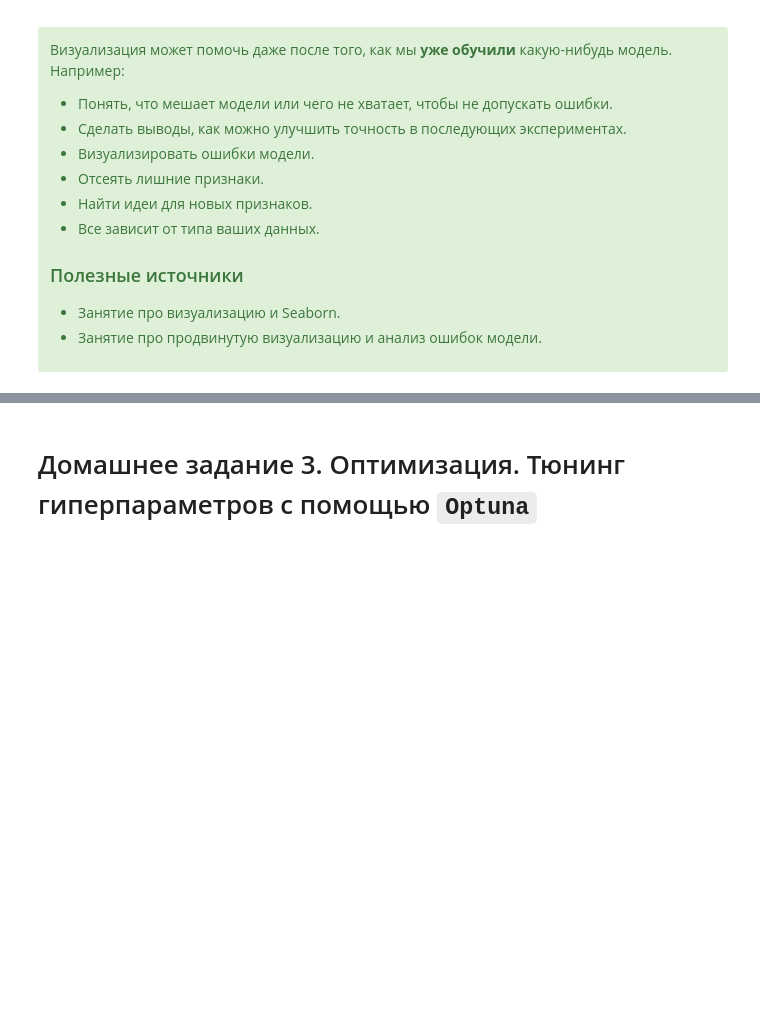
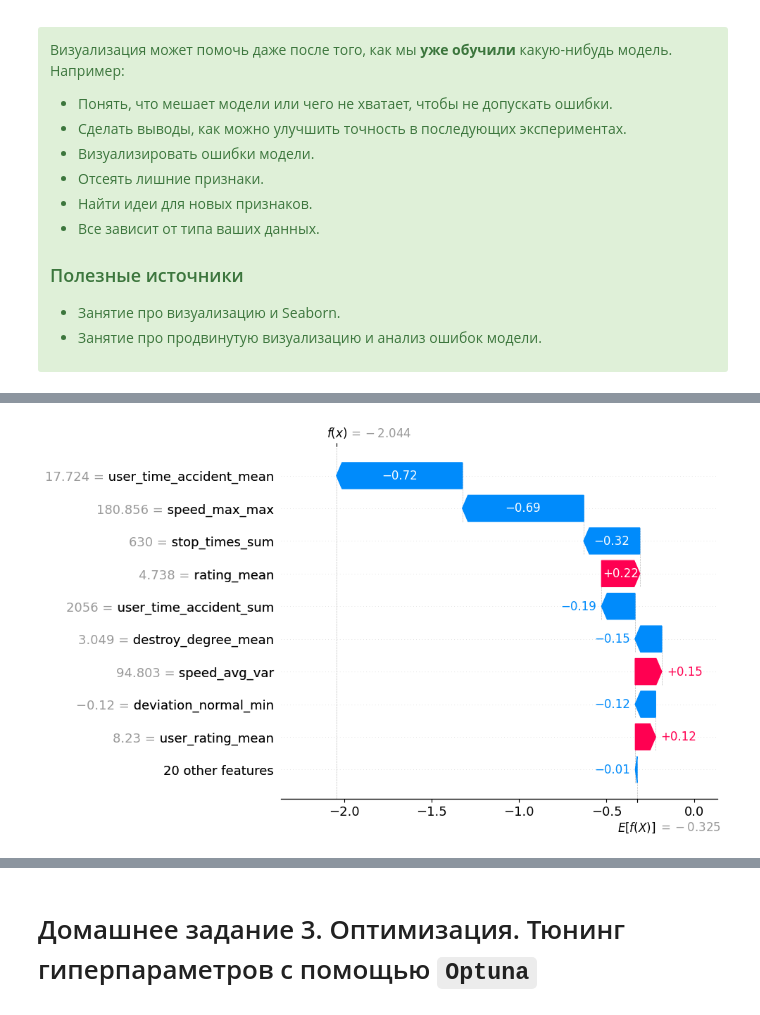
Before and after one commit to savspit/mipt_competitive_ds, a Jupyter notebook: shestakov_anton_vladimirovich.ipynb, the cells around one changed output, grey strips where cells are left out. Cells and saved outputs as stored; diff of their text form; code cells hidden in the pictures; blank space fills up the shorter version.

```diff
--- a/shestakov_anton_vladimirovich.ipynb
+++ b/shestakov_anton_vladimirovich.ipynb
@@ -492,0 +602,11 @@ print('Целевые переменные', targets)
+# %%
+# Отбираем итоговый набор признаков для использования моделью
+filtered_features = [i for i in train.columns if (i not in targets and i not in features2drop)]
+num_features = [i for i in filtered_features if i not in cat_features]
+
+print("cat_features", cat_features)
+print("num_features", len(num_features))
+print("targets", targets)
+
+for c in cat_features:  # Избавлямся от NaN'ов
+    train[c] = train[c].astype(str)
@@ -538,0 +812,11 @@ print('Целевые переменные', targets)
+# %%
+explainer = shap.TreeExplainer(clf)
+shap_values = explainer(X)
+exp = Explanation(shap_values.values[:,:,1],
+                  shap_values.base_values[:,1],
+                  data=X.values,
+                  feature_names=X.columns)
+idx = 0
+shap.plots.waterfall(exp[idx])
+# %% [output]
+[figure, added]
```
Also changed, not shown: parts of 41 cells of this notebook.
